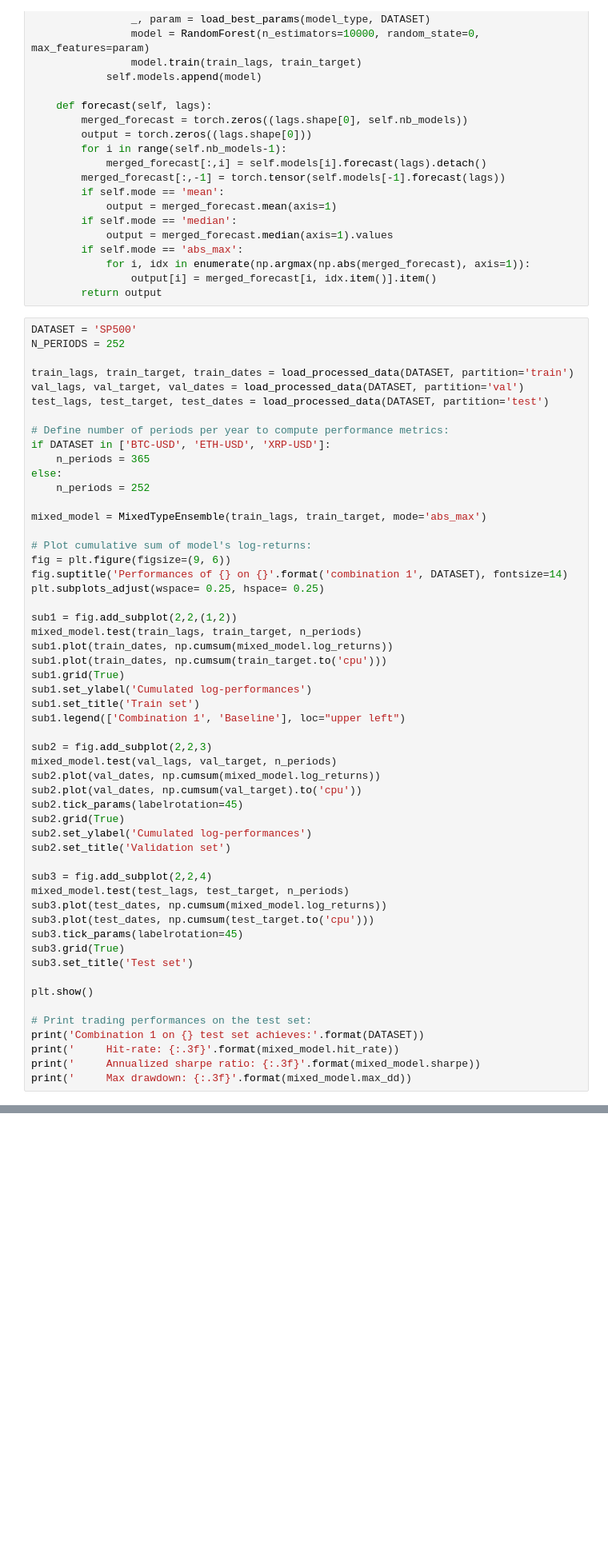
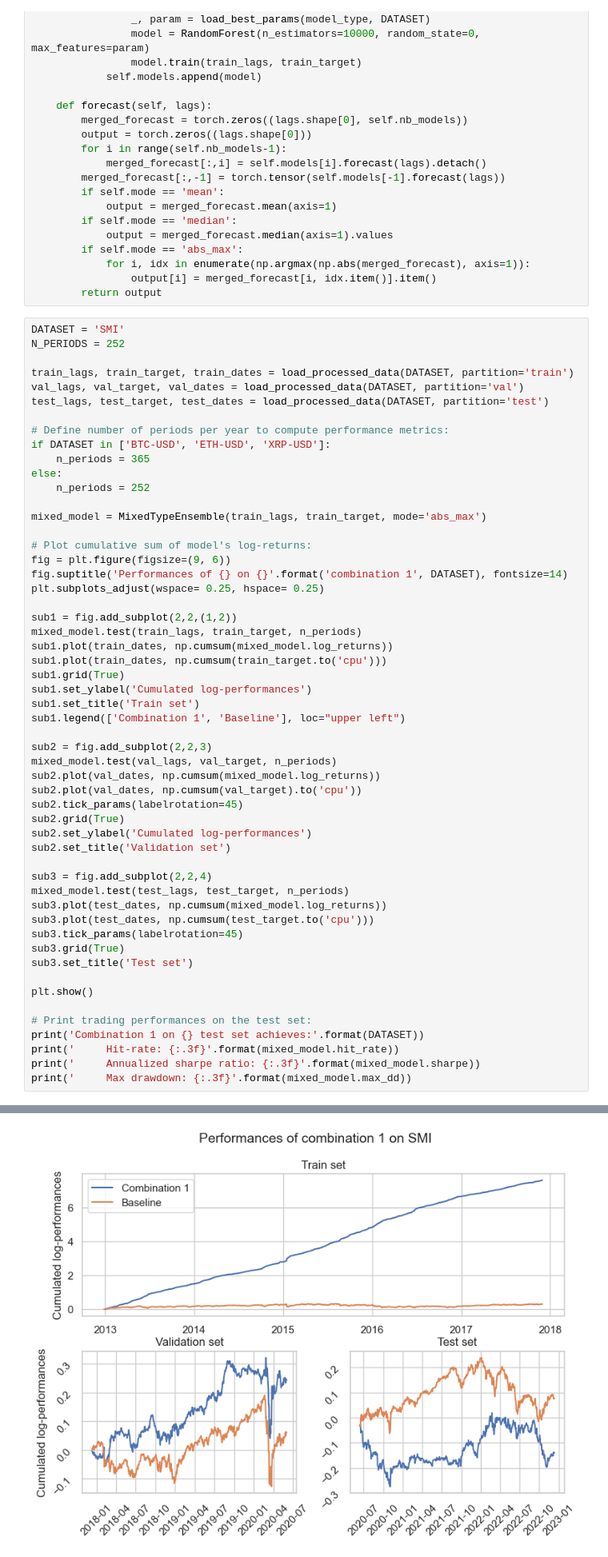
Before and after one commit to CS-433/ml-project-2-bogota, a Jupyter notebook: notebooks/combinations.ipynb, the cells around one changed output, grey strips where cells are left out. Shown: that part at 80% size. Saved outputs shown, nothing was run; the diff lists cells and outputs as text; blank space fills up the shorter version.

```diff
--- a/notebooks/combinations.ipynb
+++ b/notebooks/combinations.ipynb
@@ -82,7 +82,7 @@ class MixedTypeEnsemble(Ensemble):
                 output[i] = merged_forecast[i, idx.item()].item()
         return output
 # %%
-DATASET = 'SP500'
+DATASET = 'SMI'
 N_PERIODS = 252
 
 train_lags, train_target, train_dates = load_processed_data(DATASET, partition='train')
@@ -139,0 +140 @@ Training Random Forest with n_estimators=10000 and max_features=0.90 ...
+[figure, added]
```
Also changed, not shown: parts of 5 cells of this notebook.
